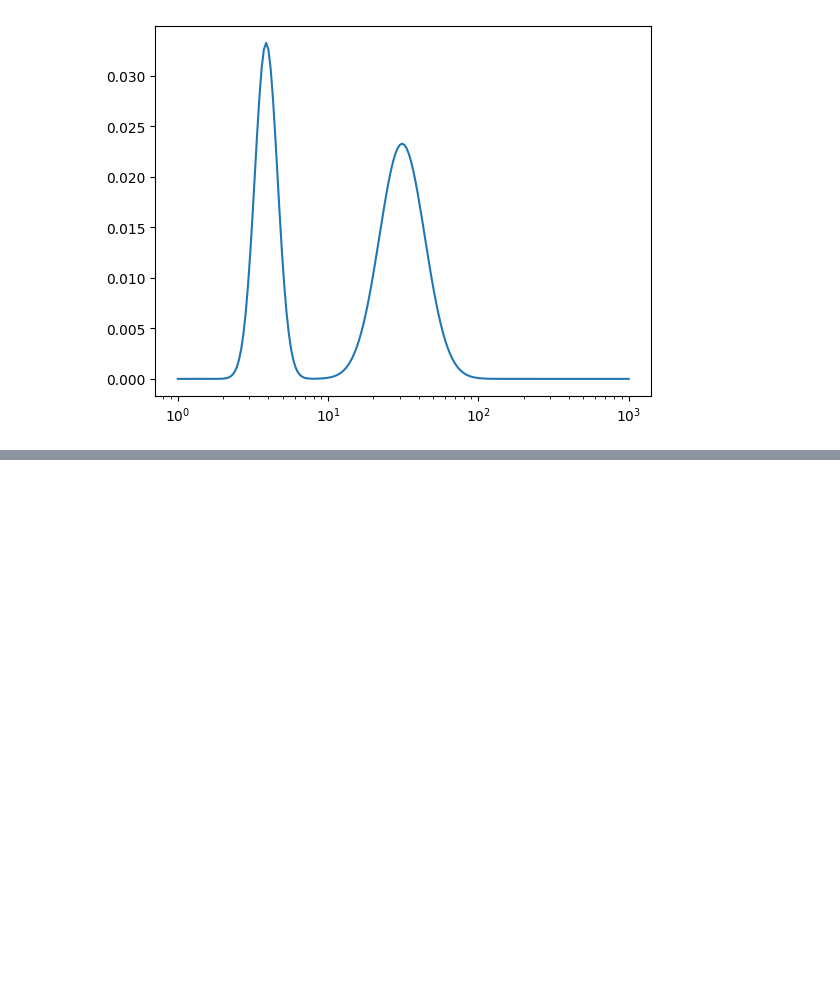
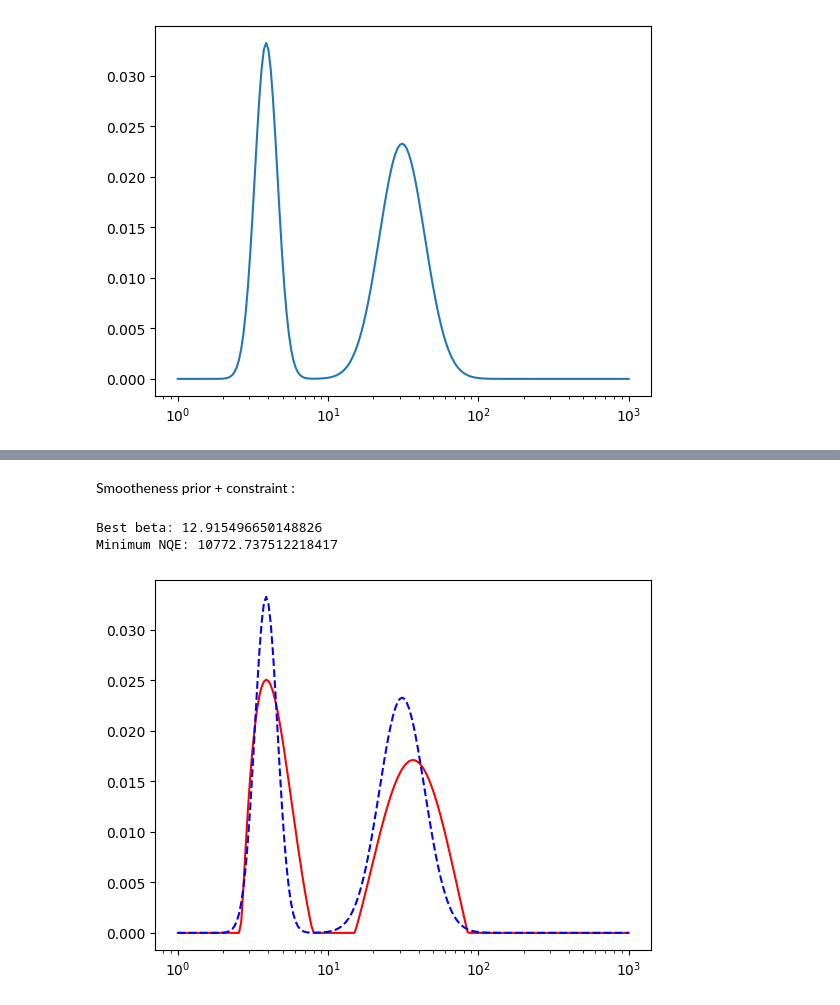
Before and after one commit to agathM/TPLSD, a Jupyter notebook: main.ipynb, the cells around one changed output, grey strips where cells are left out. Cells and saved outputs as stored; diff of their text form; code cells hidden in the pictures; blank space fills up the shorter version.

Commit message:
Smootheness + constraint

```diff
--- a/main.ipynb
+++ b/main.ipynb
@@ -49,0 +50,43 @@ plt.plot(t, y)
+# %% [markdown]
+Smootheness prior + constraint :
+# %%
+def g(x,x_min,x_max):
+    init_val = 0
+    D = 0
+    for i in range(len(x)):
+        if x[i] < x_min:
+            return np.inf
+        elif x[i] > x_max:
+            return np.inf
+        else:
+            D += (x[i]-init_val)**2
+            init_val = x[i]
+    return 0.5*D
+
+def f(x):
+    Kx = K @ x
+    return np.sqrt(np.sum((Kx - y)**2))
+
+from scipy.optimize import minimize
+grid_beta = np.logspace(-2,2,10)
+NQE_list = []
+
+
+## Naive optimization
+for beta in grid_beta:
+    res = minimize(lambda x: f(x) + beta*g(x,0,1e3), x0=np.ones(N), method='L-BFGS-B', bounds=[(0,None)]*N)
+    NQE = np.sum(((res.x - x.x)**2)/(x.x**2))
+    NQE_list.append(NQE)
+
+best_beta = grid_beta[np.argmin(NQE_list)]
+res = minimize(lambda x: f(x) + best_beta*g(x,0,1e3), x0=np.ones(N), method='L-BFGS-B', bounds=[(0,None)]*N)
+print("Best beta:", best_beta)
+print("Minimum NQE:", np.min(NQE_list))
+plt.plot(T, res.x, label='Reconstructed', color='red')
+plt.plot(T, x.x, label='Original', color='blue', linestyle='dashed')
+plt.xscale('log')
+plt.show()
+# %% [output]
+Best beta: 12.915496650148826
+Minimum NQE: 10772.737512218417
+[figure, added]
```
Also changed, not shown: parts of 4 cells of this notebook.
